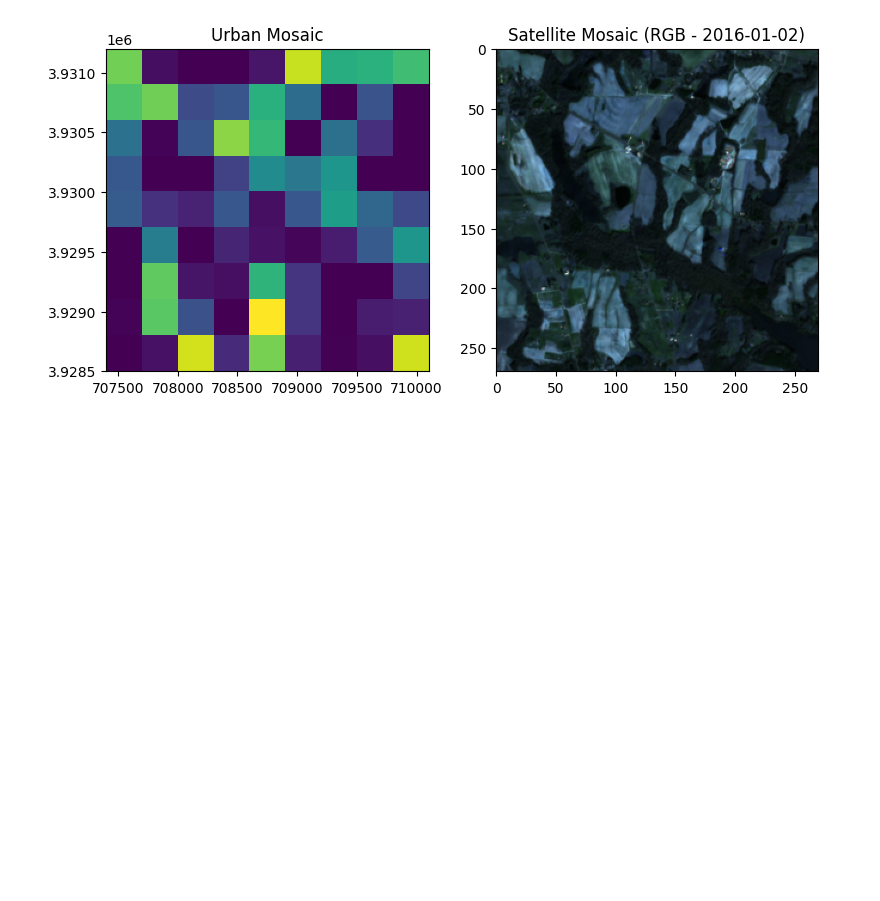
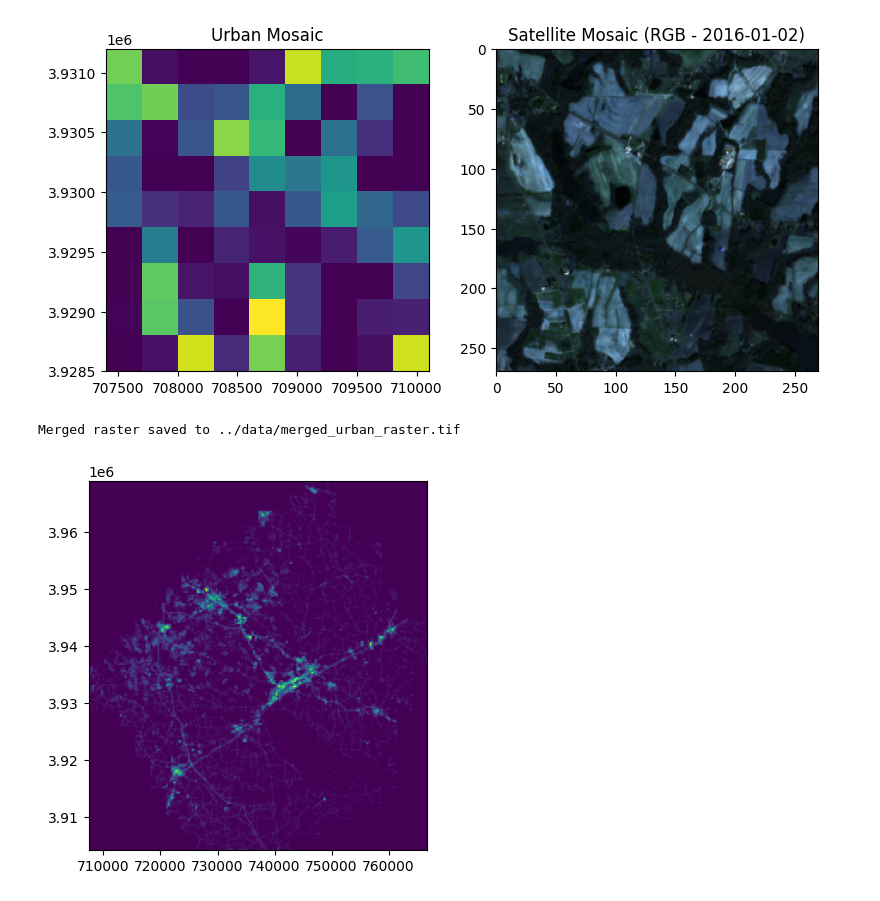
Before and after one commit to benton-tripp/urban-clay, a Jupyter notebook: notebooks/data-setup.ipynb, the cells around one changed output. Saved outputs shown, nothing was run; the diff lists cells and outputs as text; code cells hidden in the pictures; blank space fills up the shorter version.

Commit message:
combined urban resampled rasters

```diff
--- a/notebooks/data-setup.ipynb
+++ b/notebooks/data-setup.ipynb
@@ -940,8 +936,6 @@ plt.show()
 # %% [output]
 [figure]
 # %%
-
-
 def merge_subdivided_tiles(input_tile_dir, output_merged_file):
     """
     Merge all subdivided tiles in the input directory into a single raster file.
@@ -976,12 +970,14 @@ def merge_subdivided_tiles(input_tile_dir, output_merged_file):
         "height": mosaic.shape[1],
         "width": mosaic.shape[2],
         "transform": out_trans,
-        "count": 1  # Since we're working with single-band rasters
+        "count": mosaic.shape[0],  # Update count to match the number of bands in the mosaic
+        "dtype": mosaic.dtype  # Make sure the data type is set properly
     })
 
-    # Write the merged raster to disk
+    # Write the merged raster to disk, ensuring all bands are written correctly
     with rasterio.open(output_merged_file, "w", **out_meta) as dest:
-        dest.write(mosaic, 1)
+        for i in range(1, mosaic.shape[0] + 1):
+            dest.write(mosaic[i - 1], i)
 
     # Close the opened files
     for src in src_files_to_merge:
@@ -993,8 +989,16 @@ def merge_subdivided_tiles(input_tile_dir, output_merged_file):
 input_tile_dir = "../data/subdivided_urban_tiles_gdb"
 output_merged_file = "../data/merged_urban_raster.tif"
 
-# Call the function to merge the subdivided tiles
-merge_subdivided_tiles(input_tile_dir, output_merged_file)
+if not os.path.exists(output_merged_file):
+    # Call the function to merge the subdivided tiles
+    merge_subdivided_tiles(input_tile_dir, output_merged_file)
+# %% [output]
+Merged raster saved to ../data/merged_urban_raster.tif
+# %%
+with rasterio.open(output_merged_file) as urban_resampled:
+    rasterio.plot.show(urban_resampled, cmap='viridis')
+# %% [output]
+[figure, added]
 # %%
 
 def create_output_folders(main_tile_folder, dates):
```
Also changed, not shown: parts of 1 cell of this notebook.
